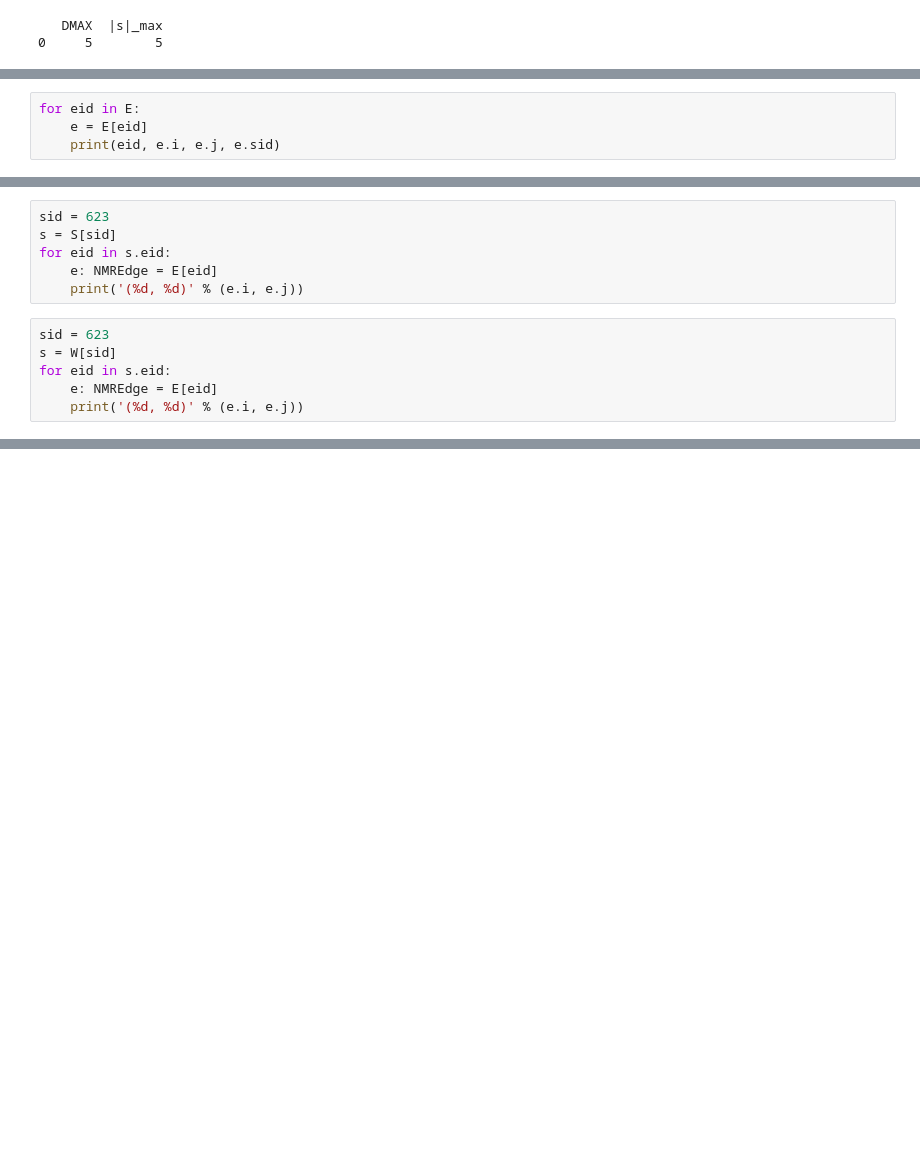
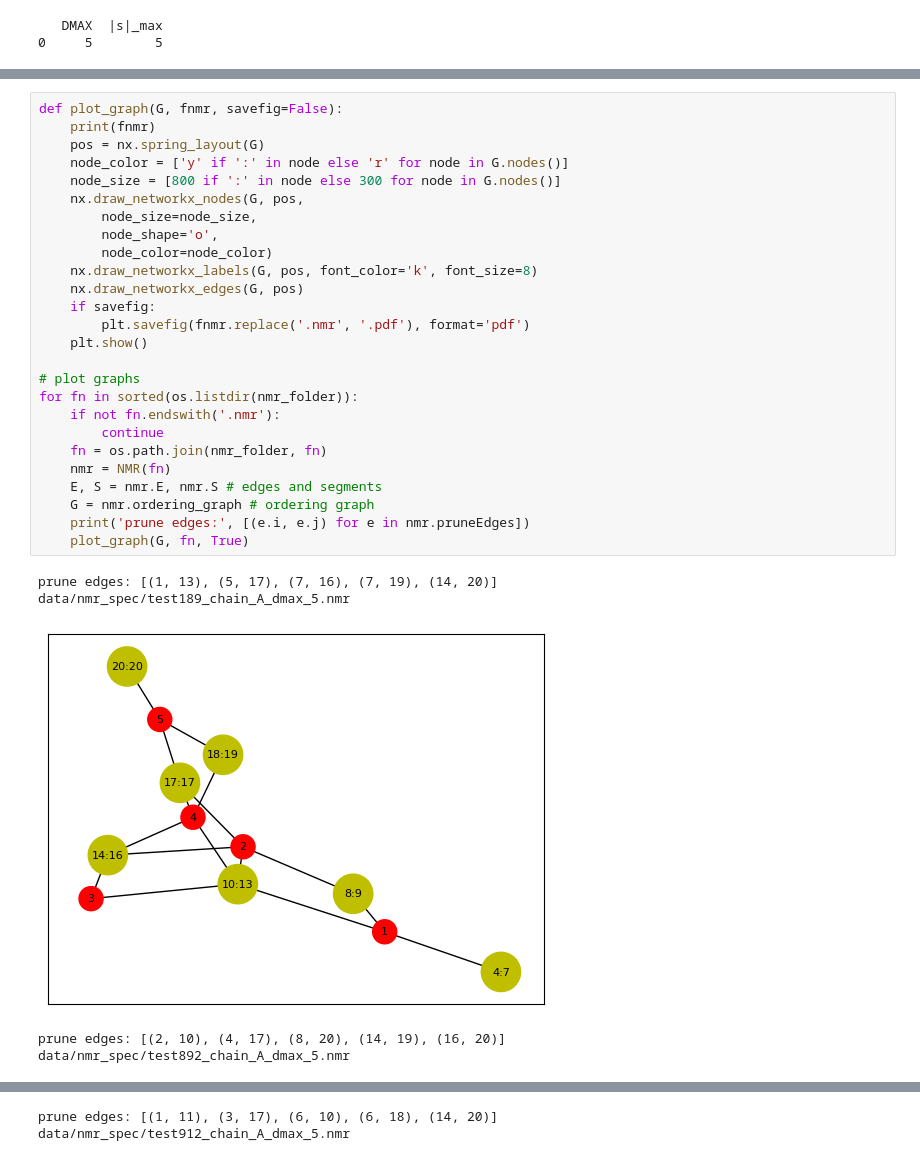
Before and after one commit to michaelsouza/bb-sbbu, a Jupyter notebook: report.ipynb, the cells around one changed output, grey strips where cells are left out. Drawn from its saved outputs; the diff is of its cells as text; blank space fills up the shorter version.

```diff
--- a/report.ipynb
+++ b/report.ipynb
@@ -423,4 +160,0 @@ px.scatter(df, x='x', y='y', color='z')
-# %%
-for eid in E:
-    e = E[eid]
-    print(eid, e.i, e.j, e.sid)
@@ -476,12 +160,0 @@ px.scatter(df, x='degOld', y='degNew', text='sid')
-# %%
-sid = 623
-s = S[sid]
-for eid in s.eid:
-    e: NMREdge = E[eid]
-    print('(%d, %d)' % (e.i, e.j))
-# %%
-sid = 623
-s = W[sid]
-for eid in s.eid:
-    e: NMREdge = E[eid]
-    print('(%d, %d)' % (e.i, e.j))
@@ -489,0 +252,32 @@ s.i, s.j
+# %%
+def plot_graph(G, fnmr, savefig=False):
+    print(fnmr)
+    pos = nx.spring_layout(G)
+    node_color = ['y' if ':' in node else 'r' for node in G.nodes()]
+    node_size = [800 if ':' in node else 300 for node in G.nodes()]
+    nx.draw_networkx_nodes(G, pos,
+        node_size=node_size,
+        node_shape='o',
+        node_color=node_color)
+    nx.draw_networkx_labels(G, pos, font_color='k', font_size=8)
+    nx.draw_networkx_edges(G, pos)
+    if savefig:
+        plt.savefig(fnmr.replace('.nmr', '.pdf'), format='pdf')
+    plt.show()
+
+# plot graphs
+for fn in sorted(os.listdir(nmr_folder)):
+    if not fn.endswith('.nmr'):
+        continue
+    fn = os.path.join(nmr_folder, fn)
+    nmr = NMR(fn)
+    E, S = nmr.E, nmr.S # edges and segments
+    G = nmr.ordering_graph # ordering graph
+    print('prune edges:', [(e.i, e.j) for e in nmr.pruneEdges])
+    plot_graph(G, fn, True)
+# %% [output]
+prune edges: [(1, 13), (5, 17), (7, 16), (7, 19), (14, 20)]
+data/nmr_spec/test189_chain_A_dmax_5.nmr
+[figure, added]
+prune edges: [(2, 10), (4, 17), (8, 20), (14, 19), (16, 20)]
+data/nmr_spec/test892_chain_A_dmax_5.nmr
@@ -489,0 +285,2 @@ s.i, s.j
+prune edges: [(1, 11), (3, 17), (6, 10), (6, 18), (14, 20)]
+data/nmr_spec/test912_chain_A_dmax_5.nmr
```
Also changed, not shown: parts of 42 cells of this notebook, 16 other files.
